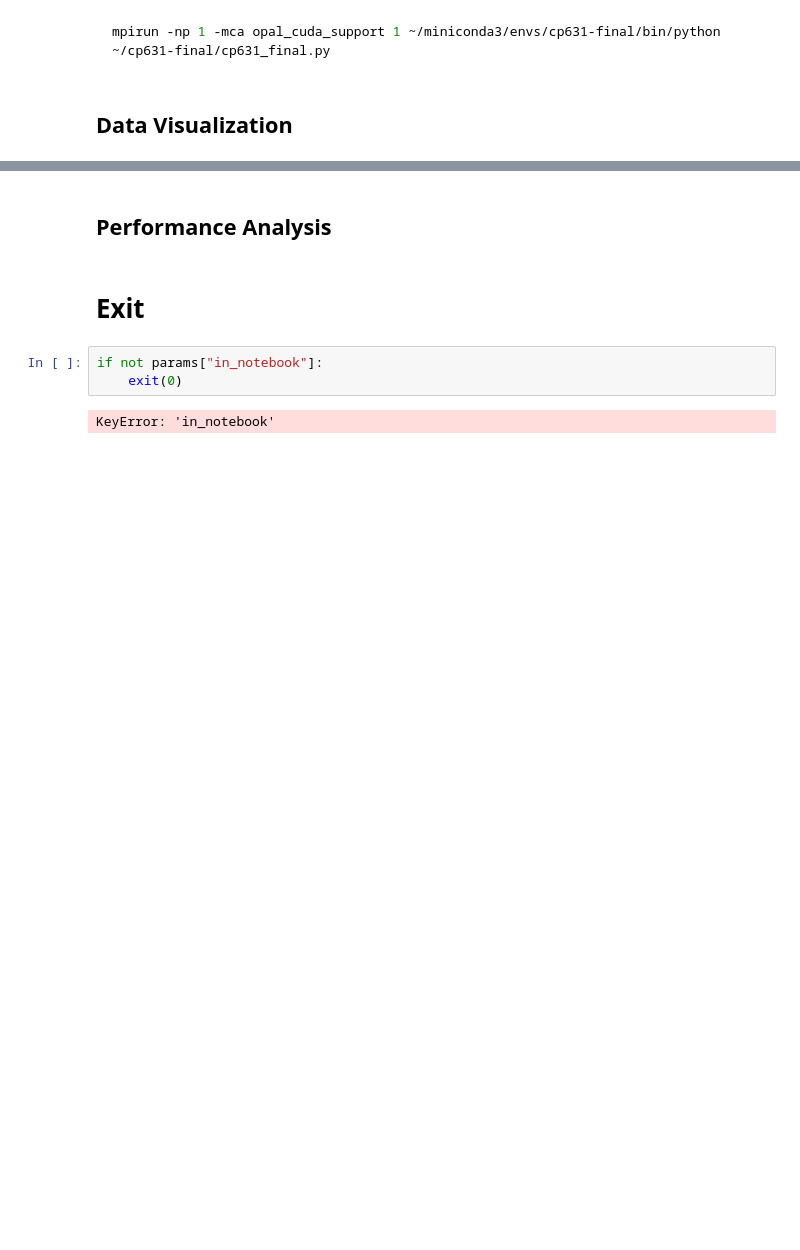
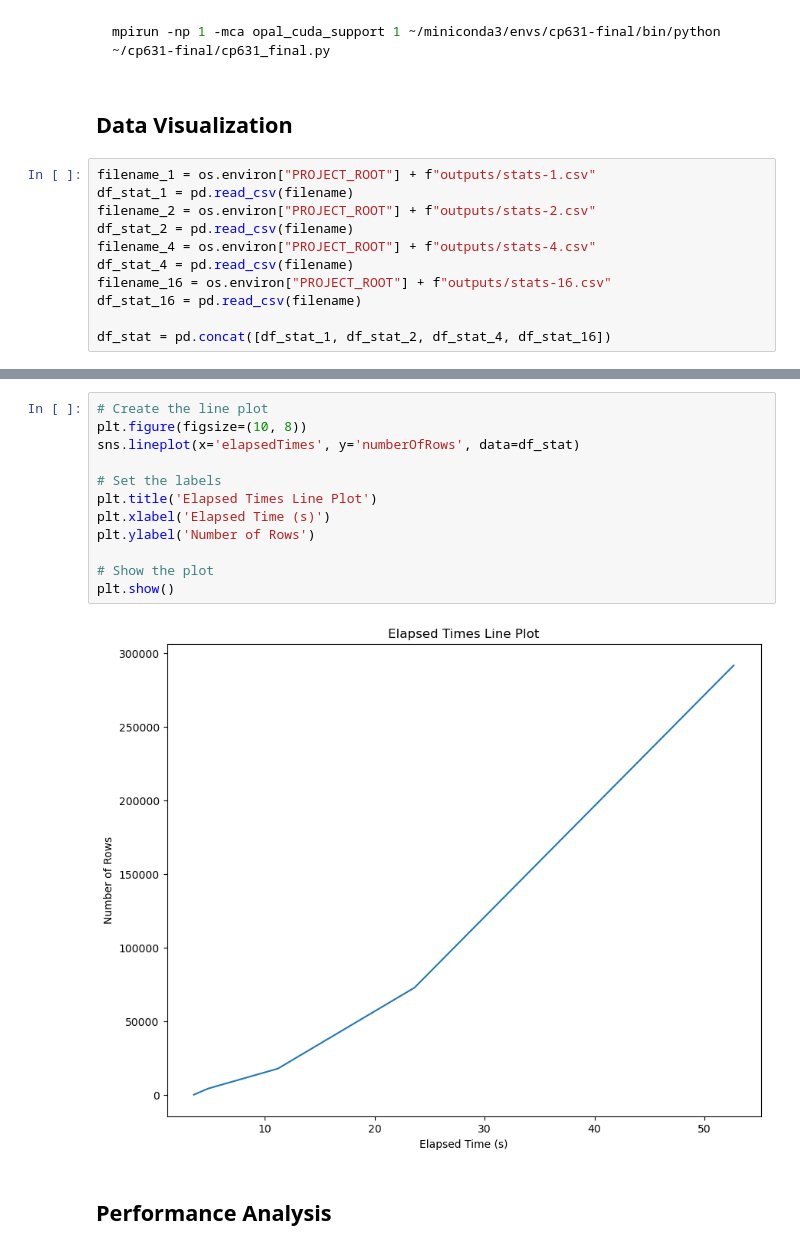
Before and after one commit to reidlai/cp631-final, a Jupyter notebook: cp631_final_v2.ipynb, the cells around one changed output, grey strips where cells are left out. Drawn from its saved outputs; the diff is of its cells as text; blank space fills up the shorter version.

Commit message:
remove outputs and data directory

````diff
--- a/cp631_final_v2.ipynb
+++ b/cp631_final_v2.ipynb
@@ -496,3 +499,14 @@ mpirun -np 1 -mca opal_cuda_support 1 ~/miniconda3/envs/cp631-final/bin/python ~
 ```
 # %% [markdown]
 ## Data Visualization
+# %%
+filename_1 = os.environ["PROJECT_ROOT"] + f"outputs/stats-1.csv"
+df_stat_1 = pd.read_csv(filename)
+filename_2 = os.environ["PROJECT_ROOT"] + f"outputs/stats-2.csv"
+df_stat_2 = pd.read_csv(filename)
+filename_4 = os.environ["PROJECT_ROOT"] + f"outputs/stats-4.csv"
+df_stat_4 = pd.read_csv(filename)
+filename_16 = os.environ["PROJECT_ROOT"] + f"outputs/stats-16.csv"
+df_stat_16 = pd.read_csv(filename)
+
+df_stat = pd.concat([df_stat_1, df_stat_2, df_stat_4, df_stat_16])
@@ -499,9 +522,16 @@ mpirun -np 1 -mca opal_cuda_support 1 ~/miniconda3/envs/cp631-final/bin/python ~
+# %%
+# Create the line plot
+plt.figure(figsize=(10, 8))
+sns.lineplot(x='elapsedTimes', y='numberOfRows', data=df_stat)
+
+# Set the labels
+plt.title('Elapsed Times Line Plot')
+plt.xlabel('Elapsed Time (s)')
+plt.ylabel('Number of Rows')
+
+# Show the plot
+plt.show()
+# %% [output]
+[figure, added]
 # %% [markdown]
 ## Performance Analysis
-# %% [markdown]
-# Exit
-# %%
-if not params["in_notebook"]:
-    exit(0)
-# %% [output]
-KeyError: 'in_notebook'
````
Also changed, not shown: parts of 2 cells of this notebook, 7 other files.
